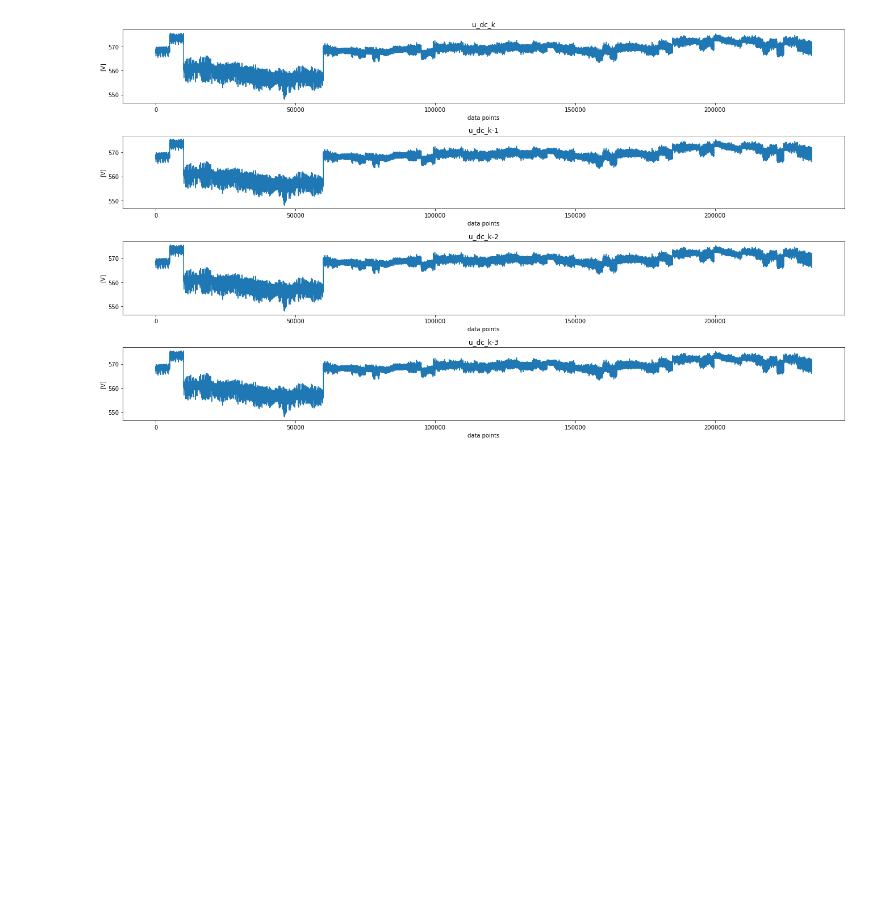
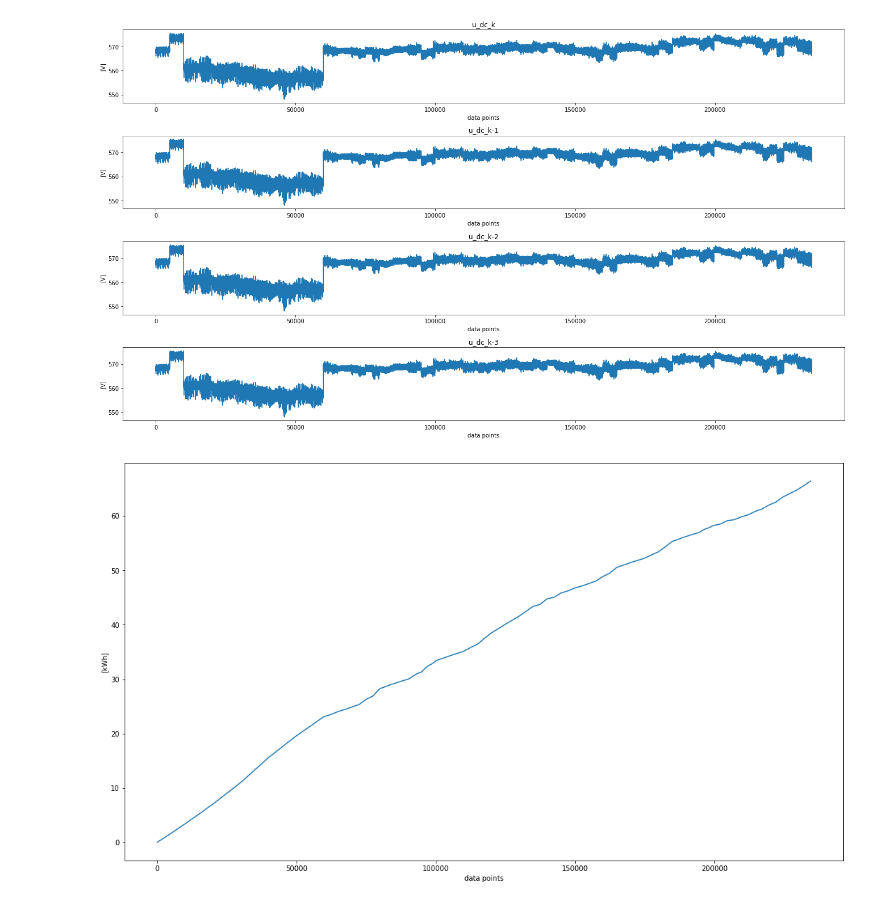
Before and after one commit to norderk/inverter, a Jupyter notebook: Inverter_jup.ipynb, the cells around one changed output. Saved outputs shown, nothing was run; the diff lists cells and outputs as text; code cells hidden in the pictures; blank space fills up the shorter version.

Commit message:
added energy plot

```diff
--- a/Inverter_jup.ipynb
+++ b/Inverter_jup.ipynb
@@ -114,3 +114,21 @@ fig.set_size_inches(18.5, 10.5)
 plt.tight_layout()
 # %% [output]
 [figure]
+# %%
+effect = data['u_dc_k'] * data['i_a_k']
+
+# Integrate signal
+lst = []
+temp = 0
+
+for i in range(0, len(effect)):
+    temp += np.abs(effect[i]*(1/3600)*(1/1000))
+    lst.append(temp)
+
+fig, ax = plt.subplots(1, 1)
+ax.plot(x, lst)
+ax.set_xlabel('data points')
+ax.set_ylabel('[kWh]')
+fig.set_size_inches(18.5, 10.5)
+# %% [output]
+[figure, added]
```
